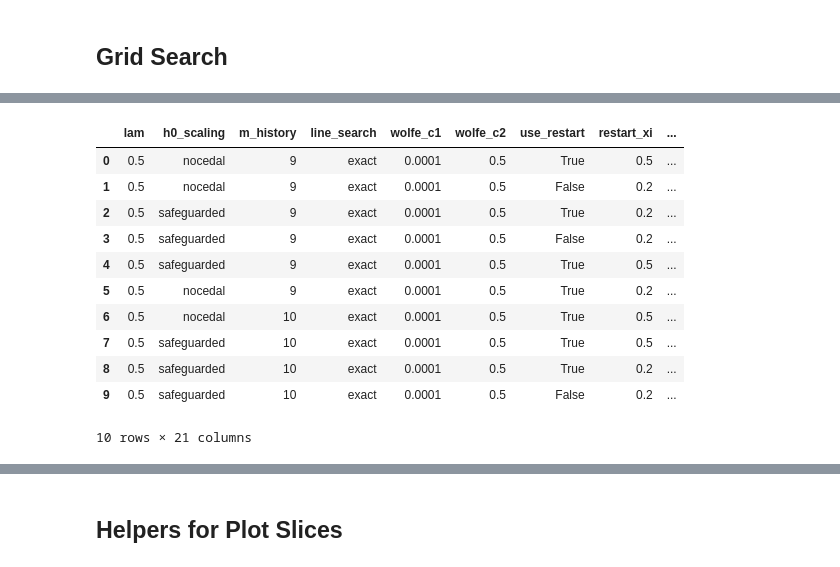
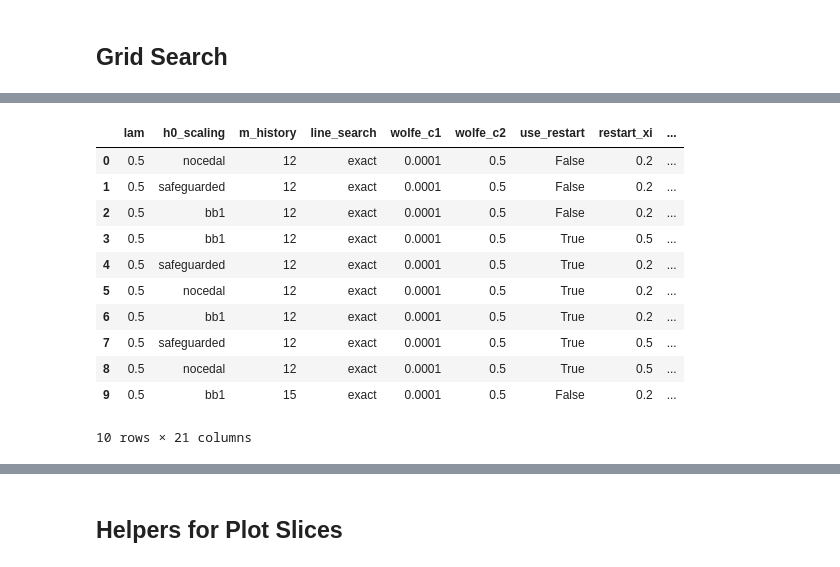
Before and after one commit to GianlucaPanzani/CM-Project-25-26, a Jupyter notebook: 05_lbfgs_grid_search.ipynb, the cells around one changed output, grey strips where cells are left out. Saved outputs shown, nothing was run; the diff lists cells and outputs as text; code cells hidden in the pictures.

```diff
--- a/05_lbfgs_grid_search.ipynb
+++ b/05_lbfgs_grid_search.ipynb
@@ -48,7 +48,7 @@ Exact baseline time: 0.23059s
 grid = {
     'lam': [base_lambda, 1e-2],
     'h0_scaling': ['nocedal', 'bb1', 'safeguarded'],
-    'm_history': [ 4, 3, 5, 10, 12, 15, 17, 20],        # memory: previous (s_k, y_k) pairs used to approximate H_k
+    'm_history': [3, 4, 5, 10, 12, 15, 17, 20, 40],  # memory: previous (s_k, y_k) pairs used to approximate H_k
     'line_search': ['exact', 'wolfe'],
     'wolfe_c1': [1e-4],
     'wolfe_c2': [0.5, 0.9],
@@ -204,17 +190,22 @@ converged.sort_values(['n_iter', 'm_history', 'time']).reset_index(drop=True).he
 # %%
-converged_zeros = converged[converged['init_strategy'] == 'zeros']
+# Base problem (lambda = 0.5), canonical start w0 = 0
+converged_zeros = converged[(converged['init_strategy'] == 'zeros')
+                            & (converged['lam'] == base_lambda)]
 
-converged_zeros.sort_values(['n_iter', 'm_history', 'time']).reset_index(drop=True).head(10)
+# Ties in iterations and memory are broken towards the simpler configuration
+# (no restart): the remaining time differences are measurement noise.
+converged_zeros.sort_values(['n_iter', 'm_history', 'use_restart', 'time']) \
+    .reset_index(drop=True).head(10)
 # %% [output]
 |  | lam | h0_scaling | m_history | line_search | wolfe_c1 | wolfe_c2 | use_restart | restart_xi | ... |
-| 0 | 0.5 | nocedal | 9 | exact | 0.0001 | 0.5 | True | 0.5 | ... |
-| 1 | 0.5 | nocedal | 9 | exact | 0.0001 | 0.5 | False | 0.2 | ... |
-| 2 | 0.5 | safeguarded | 9 | exact | 0.0001 | 0.5 | True | 0.2 | ... |
-| 3 | 0.5 | safeguarded | 9 | exact | 0.0001 | 0.5 | False | 0.2 | ... |
-| 4 | 0.5 | safeguarded | 9 | exact | 0.0001 | 0.5 | True | 0.5 | ... |
-| 5 | 0.5 | nocedal | 9 | exact | 0.0001 | 0.5 | True | 0.2 | ... |
-| 6 | 0.5 | nocedal | 10 | exact | 0.0001 | 0.5 | True | 0.5 | ... |
-| 7 | 0.5 | safeguarded | 10 | exact | 0.0001 | 0.5 | True | 0.5 | ... |
-| 8 | 0.5 | safeguarded | 10 | exact | 0.0001 | 0.5 | True | 0.2 | ... |
-| 9 | 0.5 | safeguarded | 10 | exact | 0.0001 | 0.5 | False | 0.2 | ... |
+| 0 | 0.5 | nocedal | 12 | exact | 0.0001 | 0.5 | False | 0.2 | ... |
+| 1 | 0.5 | safeguarded | 12 | exact | 0.0001 | 0.5 | False | 0.2 | ... |
+| 2 | 0.5 | bb1 | 12 | exact | 0.0001 | 0.5 | False | 0.2 | ... |
+| 3 | 0.5 | bb1 | 12 | exact | 0.0001 | 0.5 | True | 0.5 | ... |
+| 4 | 0.5 | safeguarded | 12 | exact | 0.0001 | 0.5 | True | 0.2 | ... |
+| 5 | 0.5 | nocedal | 12 | exact | 0.0001 | 0.5 | True | 0.2 | ... |
+| 6 | 0.5 | bb1 | 12 | exact | 0.0001 | 0.5 | True | 0.2 | ... |
+| 7 | 0.5 | safeguarded | 12 | exact | 0.0001 | 0.5 | True | 0.5 | ... |
+| 8 | 0.5 | nocedal | 12 | exact | 0.0001 | 0.5 | True | 0.5 | ... |
+| 9 | 0.5 | bb1 | 15 | exact | 0.0001 | 0.5 | False | 0.2 | ... |
 10 rows × 21 columns
```
Also changed, not shown: parts of 26 cells of this notebook.
